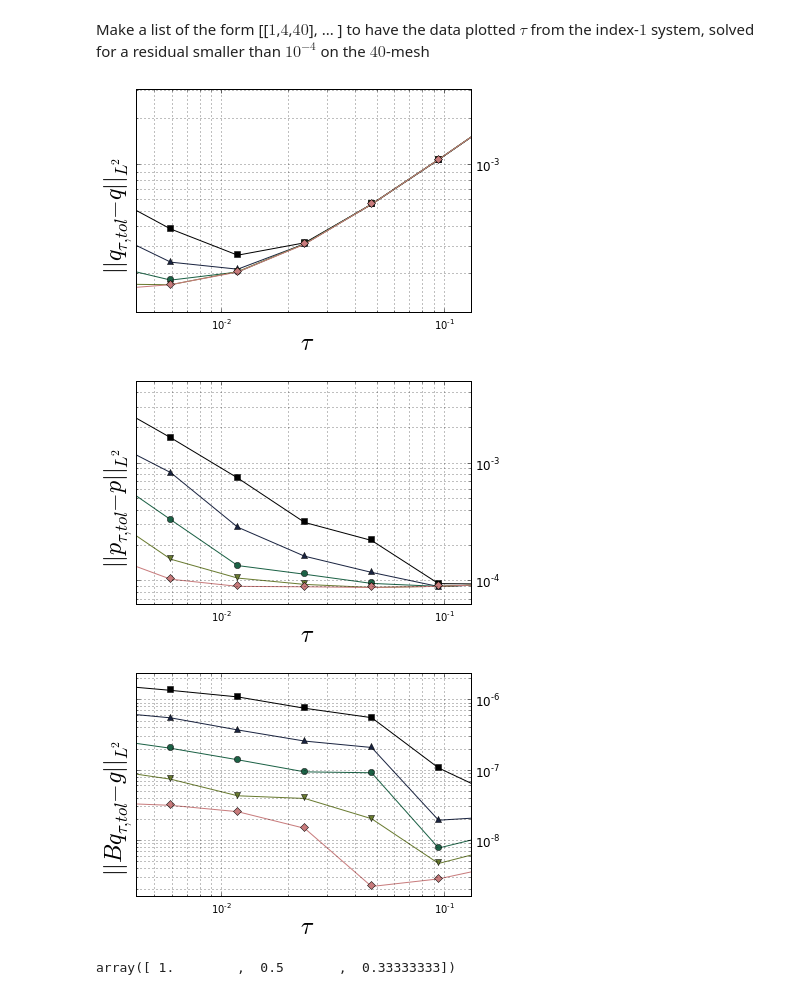
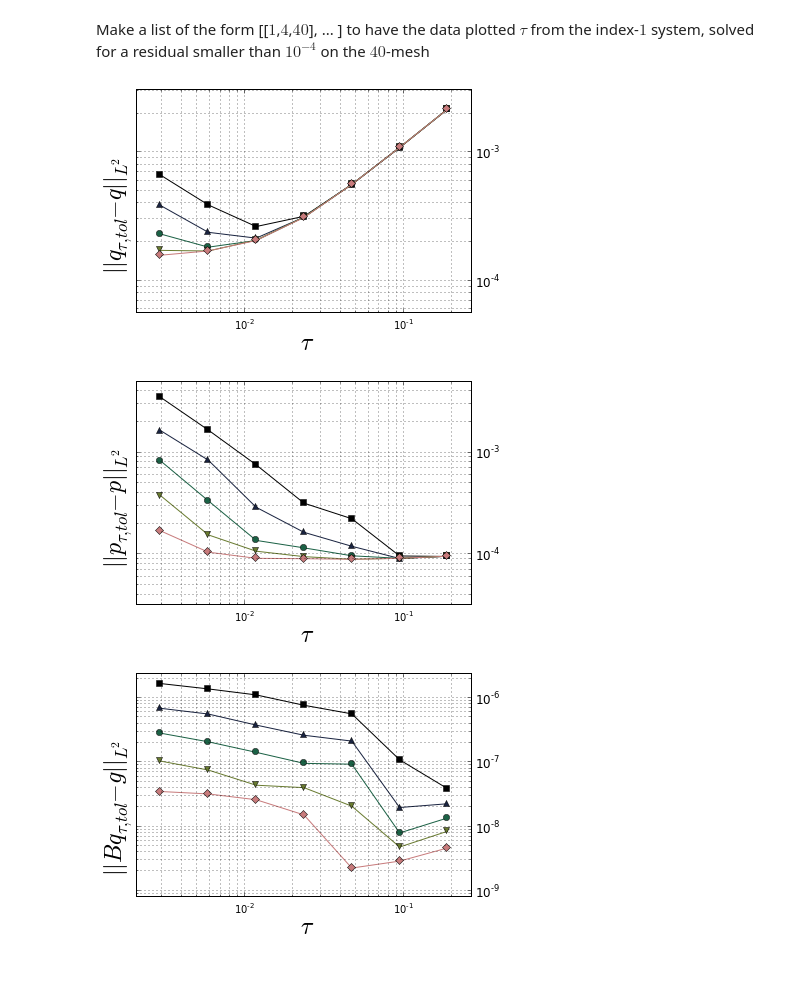
Before and after one commit to highlando/pystokes, a Jupyter notebook: conv plots.ipynb, the cells around one changed output. Drawn from its saved outputs; the diff is of its cells as text; code cells hidden in the pictures.

```diff
--- a/conv plots.ipynb
+++ b/conv plots.ipynb
@@ -44,8 +44,8 @@ def plot_errs(ErL,TdL,Leg=None,Title=None, YLab=None, LinFit=False):
     plt.xscale('log', basex=10)
     plt.yscale('log', basey=10)
 
-    plt.xlim(xmin=3.0/(0.71*TdL[0][-1]), xmax=3.0/(TdL[0][0]*2*0.71))
-    plt.ylim(ymin=0.71*min(ErL[-1]), ymax=2*0.71*max(ErL[0]))
+    plt.xlim(xmin=0.71*3.0/(TdL[0][-1]), xmax=3.0/(TdL[0][0])*2*0.71)
+    plt.ylim(ymin=0.5*0.71*min(ErL[-1]), ymax=2*0.71*max(ErL[0]))
     #plt.title(Title)
     plt.grid(True, which='both')
     plt.xlabel(' $\\tau $',fontdict=myaxestyle)
@@ -82,22 +82,22 @@ from the index-$1$ system, solved for a residual smaller than $10^{-4}$ on the $
 # %%
 PlotList = [[2,2**(-10),40],[2,2**(-11),40],[2,2**(-12),40],[2,2**(-13),40],[2,2**(-14),40]]#,
 Omega = 8
 VErr, PErr, TDis, Leg, ContRes = [], [], [], [], []
 for PL in PlotList:
     Jpl = load_jsdtoplot(PL,Omega)
     PErr.append(err_int(Jpl,'PEr'))
     VErr.append(err_int(Jpl,'VelEr'))
     ContRes.append(err_int(Jpl,'ContiRes'))
     TDis.append(Jpl['TimeDiscs'])
     pyplot.close('all')
     #Leg.append(  DicLP[PL[0]] + ' Grid: $%d$' % PL[2] + ' LinRes: %1.1e' % PL[
     Leg.append('$tol= %1.1e$' % PL[1] )
 YLL = ['$||q_{\\tau,tol}-q||_{L^2}$\n','$||p_{\\tau,tol}-p||_{L^2}$\n','$||Bq_{\\tau,tol}-g||_{L^2}$\n']
-plot_errs(VErr,TDis,Leg=None,Title='Velocity Error',YLab=YLL[0],LinFit=1)
-plot_errs(PErr,TDis,Leg=None,Title='Pressure Error',YLab=YLL[1],LinFit=-1)
-plot_errs(ContRes,TDis,Leg=None,YLab=YLL[2],Title='Residual in the conti Eqn')
+plot_errs(VErr,TDis,Leg=None,Title='Velocity_Error',YLab=YLL[0],LinFit=1)
+plot_errs(PErr,TDis,Leg=None,Title='Pressure_Error',YLab=YLL[1],LinFit=-1)
+plot_errs(ContRes,TDis,Leg=None,YLab=YLL[2],Title='Residual_in_the_conti_Eqn')
 #plot_errs([[1],[1],[1],[1],[1]],[[1],[1],[1],[1],[1]],Leg=Leg,Title='leg')
 # %% [output]
-[figure, old version]
+[figure, new version]
-[figure, old version]
+[figure, new version]
-[figure, old version]
+[figure, new version]
@@ -106,4 +103,0 @@ a = [[1,2,3],[3,4,0]]
-# %%
-1./np.array(a[0])
-# %% [output]
-array([ 1.        ,  0.5       ,  0.33333333])
```
Also changed, not shown: parts of 2 cells of this notebook, 4 other files.
